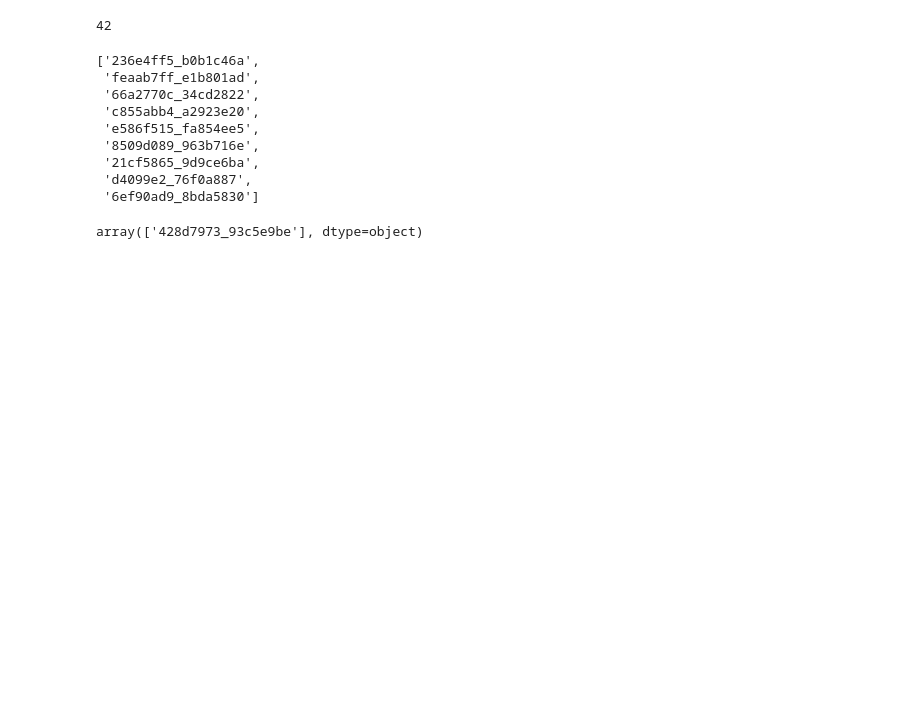
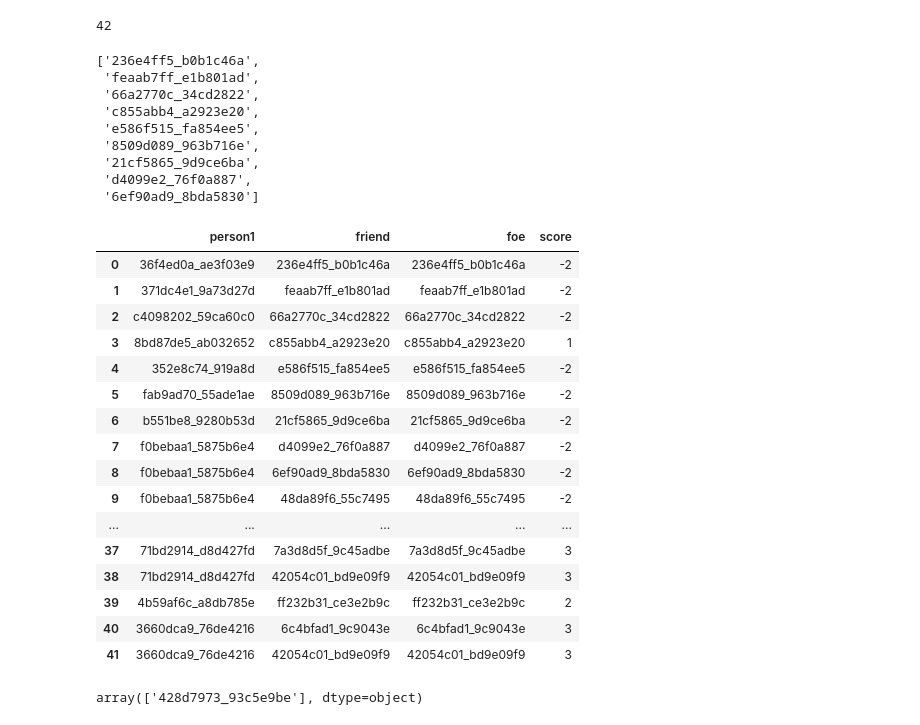
Before and after one commit to adityakumarpinjala/Friends_Foes, a Jupyter notebook: Assumptions (1).ipynb, the cells around one changed output. Drawn from its saved outputs; the diff is of its cells as text; code cells hidden in the pictures; blank space fills up the shorter version.

```diff
--- a/Assumptions (1).ipynb
+++ b/Assumptions (1).ipynb
@@ -114,6 +133,26 @@ list(unlikely_relation.friend.head(9))
  '21cf5865_9d9ce6ba',
  'd4099e2_76f0a887',
  '6ef90ad9_8bda5830']
+# %%
+unlikely_relation
+# %% [output]
+|  | person1 | friend | foe | score |
+| 0 | 36f4ed0a_ae3f03e9 | 236e4ff5_b0b1c46a | 236e4ff5_b0b1c46a | -2 |
+| 1 | 371dc4e1_9a73d27d | feaab7ff_e1b801ad | feaab7ff_e1b801ad | -2 |
+| 2 | c4098202_59ca60c0 | 66a2770c_34cd2822 | 66a2770c_34cd2822 | -2 |
+| 3 | 8bd87de5_ab032652 | c855abb4_a2923e20 | c855abb4_a2923e20 | 1 |
+| 4 | 352e8c74_919a8d | e586f515_fa854ee5 | e586f515_fa854ee5 | -2 |
+| 5 | fab9ad70_55ade1ae | 8509d089_963b716e | 8509d089_963b716e | -2 |
+| 6 | b551be8_9280b53d | 21cf5865_9d9ce6ba | 21cf5865_9d9ce6ba | -2 |
+| 7 | f0bebaa1_5875b6e4 | d4099e2_76f0a887 | d4099e2_76f0a887 | -2 |
+| 8 | f0bebaa1_5875b6e4 | 6ef90ad9_8bda5830 | 6ef90ad9_8bda5830 | -2 |
+| 9 | f0bebaa1_5875b6e4 | 48da89f6_55c7495 | 48da89f6_55c7495 | -2 |
+| ... | ... | ... | ... | ... |
+| 37 | 71bd2914_d8d427fd | 7a3d8d5f_9c45adbe | 7a3d8d5f_9c45adbe | 3 |
+| 38 | 71bd2914_d8d427fd | 42054c01_bd9e09f9 | 42054c01_bd9e09f9 | 3 |
+| 39 | 4b59af6c_a8db785e | ff232b31_ce3e2b9c | ff232b31_ce3e2b9c | 2 |
+| 40 | 3660dca9_76de4216 | 6c4bfad1_9c9043e | 6c4bfad1_9c9043e | 3 |
+| 41 | 3660dca9_76de4216 | 42054c01_bd9e09f9 | 42054c01_bd9e09f9 | 3 |
 # %%
 unlikely_foe.person1.unique()
 # %% [output]
```
Also changed, not shown: parts of 36 cells of this notebook.
